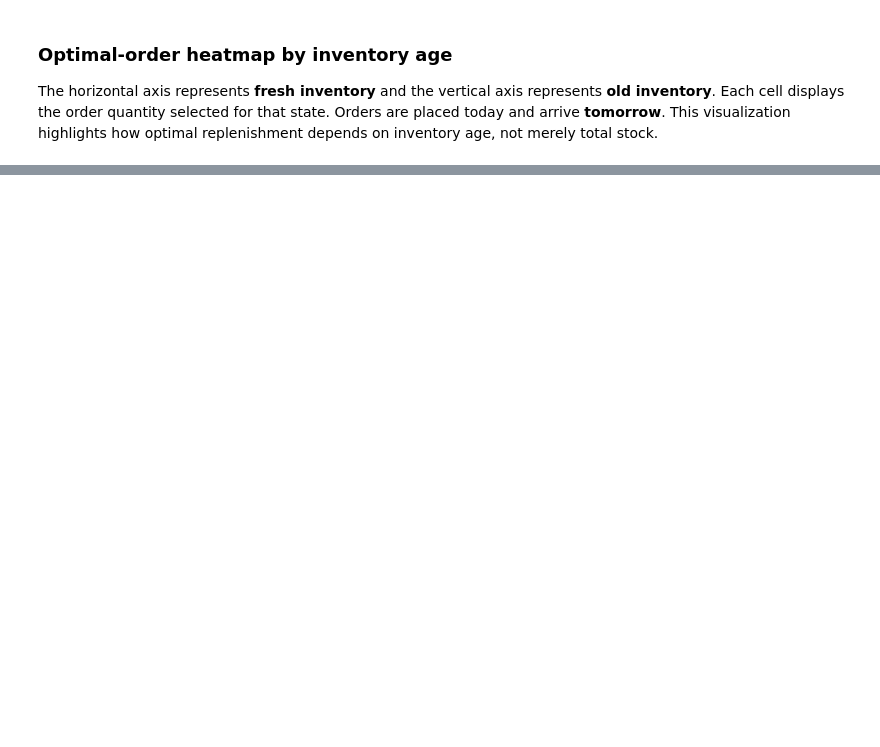
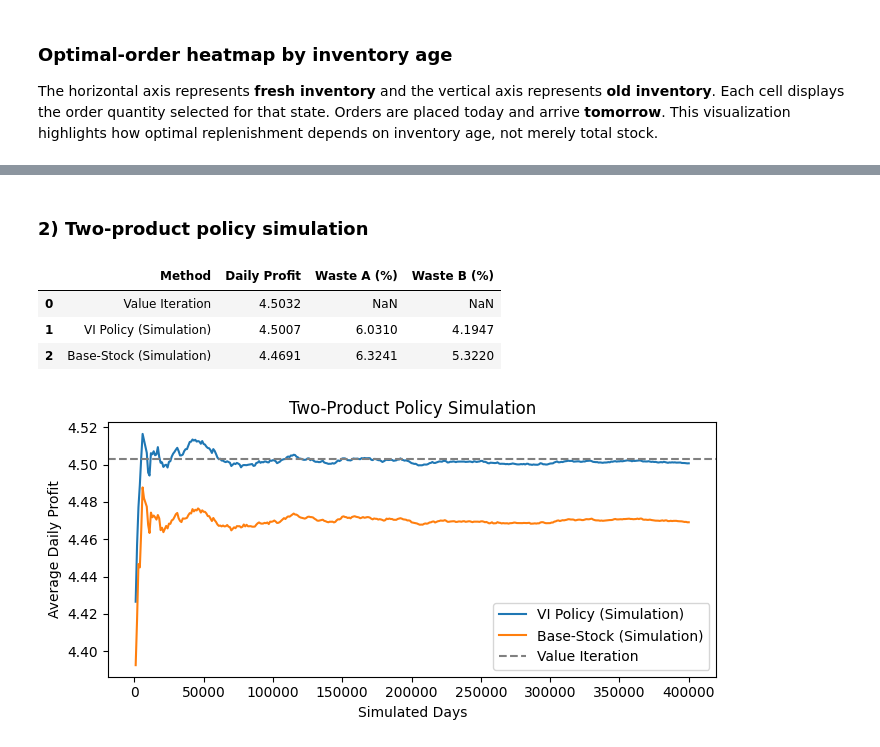
Before and after one commit to herakwon1124/CUDA1, a Jupyter notebook: CUDA_reproduce_GPU.ipynb, the cells around one changed output, grey strips where cells are left out. Saved outputs shown, nothing was run; the diff lists cells and outputs as text; code cells hidden in the pictures; blank space fills up the shorter version.

```diff
--- a/CUDA_reproduce_GPU.ipynb
+++ b/CUDA_reproduce_GPU.ipynb
@@ -648,0 +1184,65 @@ axs[1].legend();plt.tight_layout();plt.show()
+# %% [markdown]
+### 2) Two-product policy simulation
+# %%
+vi_sim = simulate_two(
+    two_result, periods=400_000, seed=SEED,
+    mu_a=MU_A, mu_b=MU_B, gamma=GAMMA,
+    s_a=PRICE_A, s_b=PRICE_B,
+    c_a=COST_A, c_b=COST_B
+)
+
+base_sim = simulate_base_stock_two(
+    periods=400_000, seed=SEED,
+    mu_a=MU_A, mu_b=MU_B, gamma=GAMMA,
+    s_a=PRICE_A, s_b=PRICE_B,
+    c_a=COST_A, c_b=COST_B
+)
+
+# Summary table
+two_summary = pd.DataFrame([
+    {
+        "Method": "Value Iteration",
+        "Daily Profit": two_result["gains"][-1],
+        "Waste A (%)": np.nan,
+        "Waste B (%)": np.nan
+    },
+    {
+        "Method": "VI Policy (Simulation)",
+        "Daily Profit": vi_sim["profit"],
+        "Waste A (%)": vi_sim["waste_a_pct"],
+        "Waste B (%)": vi_sim["waste_b_pct"]
+    },
+    {
+        "Method": "Base-Stock (Simulation)",
+        "Daily Profit": base_sim["profit"],
+        "Waste A (%)": base_sim["waste_a_pct"],
+        "Waste B (%)": base_sim["waste_b_pct"]
+    }
+])
+
+display(two_summary.round(4))
+
+# Running average profit vs VI estimate
+days = np.arange(1, len(vi_sim["running_profit"]) + 1) * 1000
+
+plt.figure(figsize=(7, 3.5))
+plt.plot(days, vi_sim["running_profit"], label="VI Policy (Simulation)")
+plt.plot(days, base_sim["running_profit"], label="Base-Stock (Simulation)")
+plt.axhline(
+    two_result["gains"][-1],
+    linestyle="--", color="gray",
+    label="Value Iteration"
+)
+
+plt.xlabel("Simulated Days")
+plt.ylabel("Average Daily Profit")
+plt.title("Two-Product Policy Simulation")
+plt.legend()
+plt.tight_layout()
+plt.show()
+# %% [output]
+|  | Method | Daily Profit | Waste A (%) | Waste B (%) |
+| 0 | Value Iteration | 4.5032 | NaN | NaN |
+| 1 | VI Policy (Simulation) | 4.5007 | 6.0310 | 4.1947 |
+| 2 | Base-Stock (Simulation) | 4.4691 | 6.3241 | 5.3220 |
+[figure, added]
```
Also changed, not shown: parts of 70 cells of this notebook.
